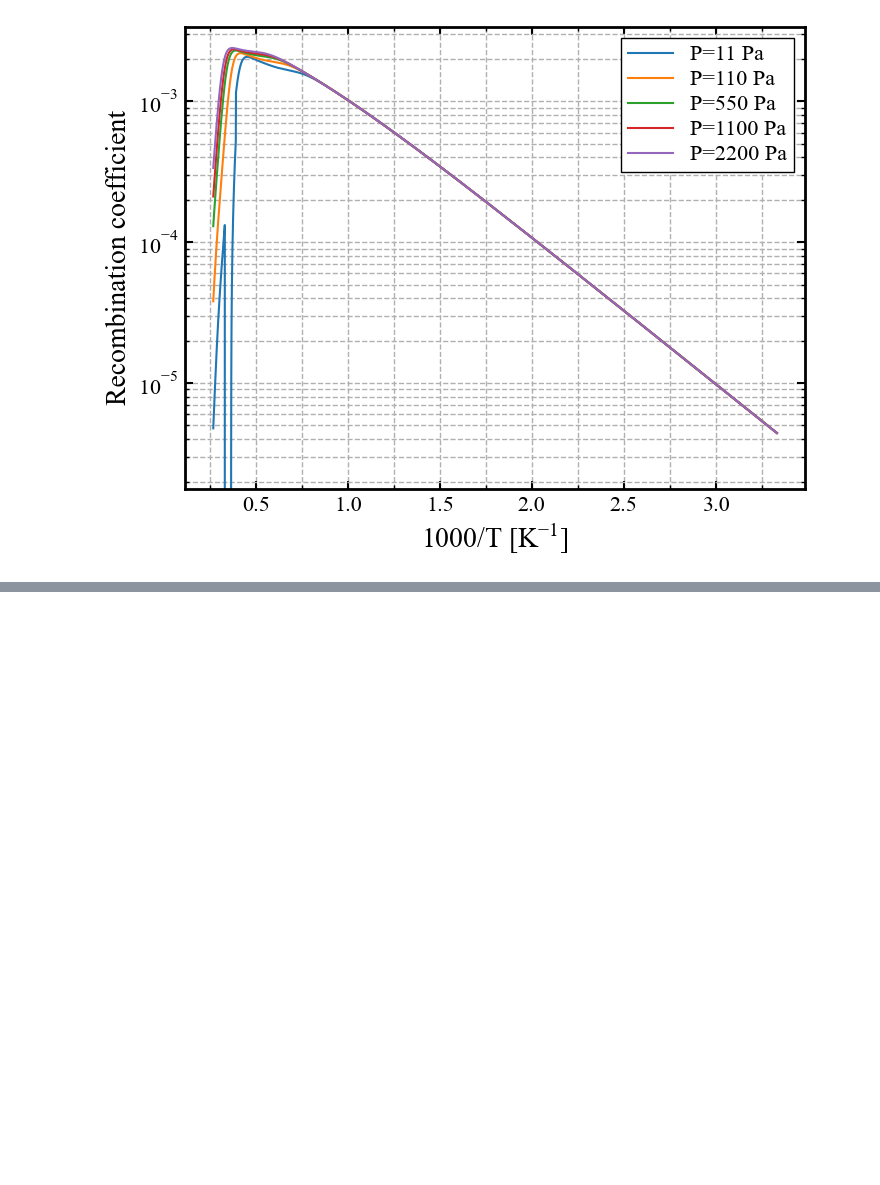
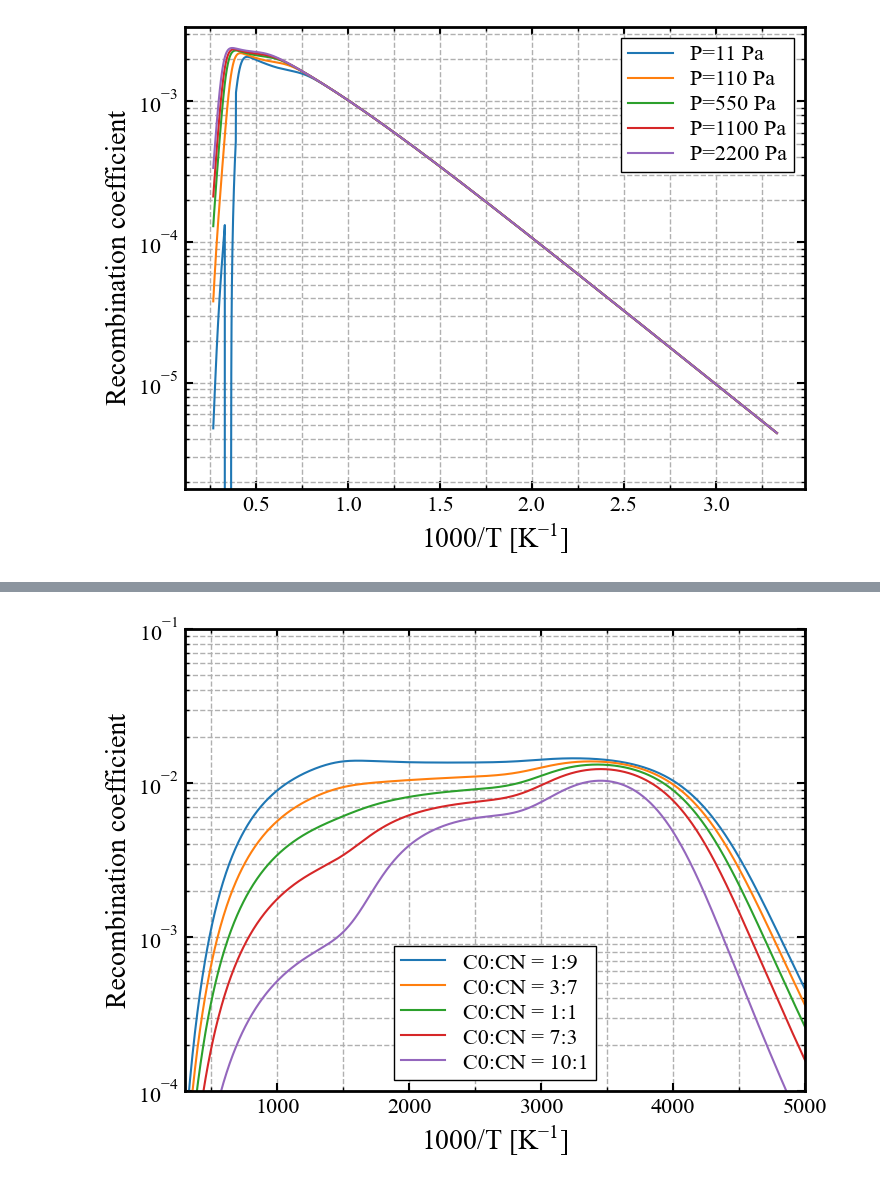
Before and after one commit to Ezeki3lRchy/Catal.CFD, a Jupyter notebook: temp.ipynb, the cells around one changed output, grey strips where cells are left out. Saved outputs shown, nothing was run; the diff lists cells and outputs as text; code cells hidden in the pictures; blank space fills up the shorter version.

```diff
--- a/temp.ipynb
+++ b/temp.ipynb
@@ -95,0 +89,4 @@ g.plot_gamma_ratio(results_list, [pressure] * len(results_list))
+# %%
+g.plot_gamma_NN_ratio(results_list, CO_values)
+# %% [output]
+[figure, added]
```
Also changed, not shown: parts of 5 cells of this notebook, 3 other files.
